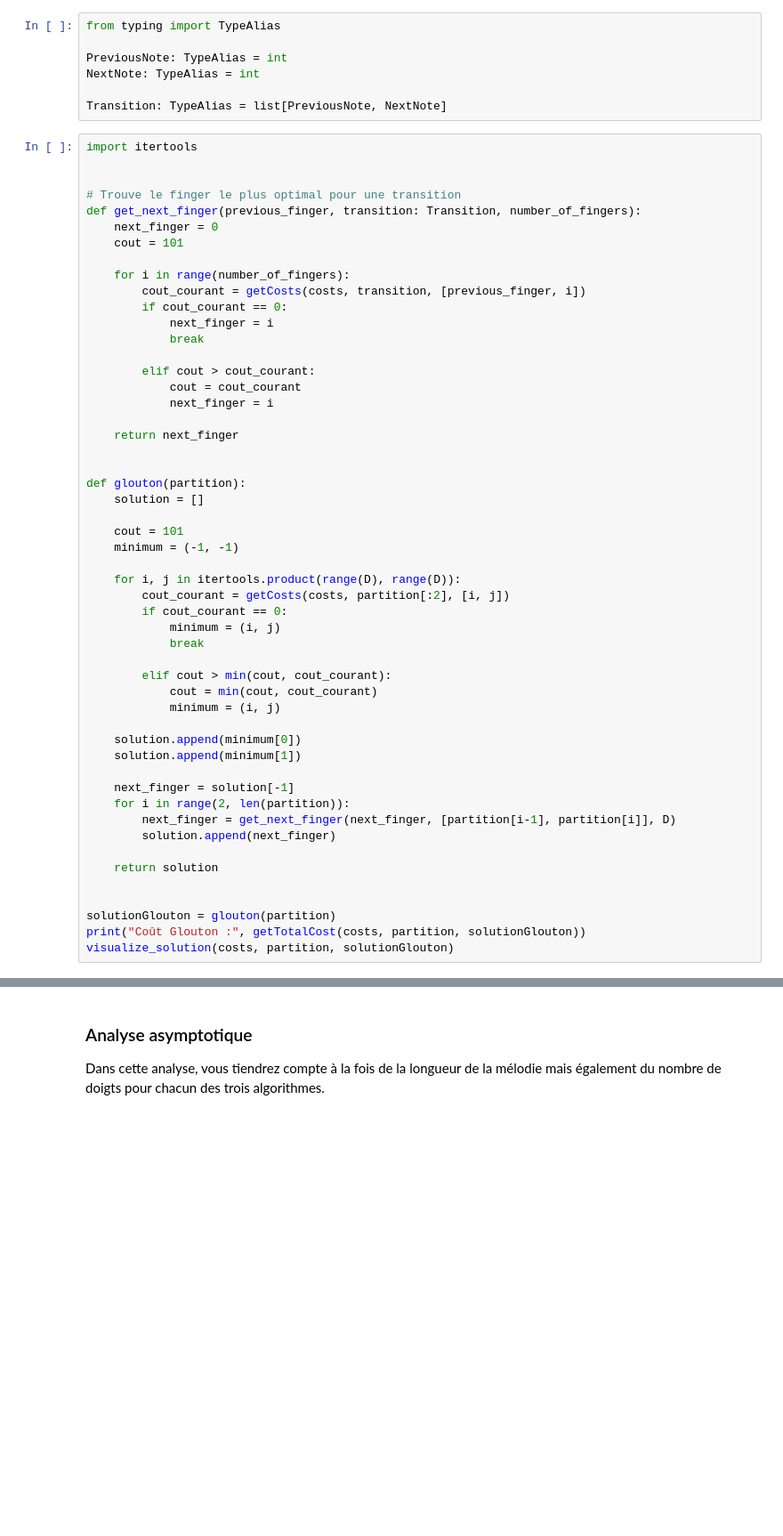
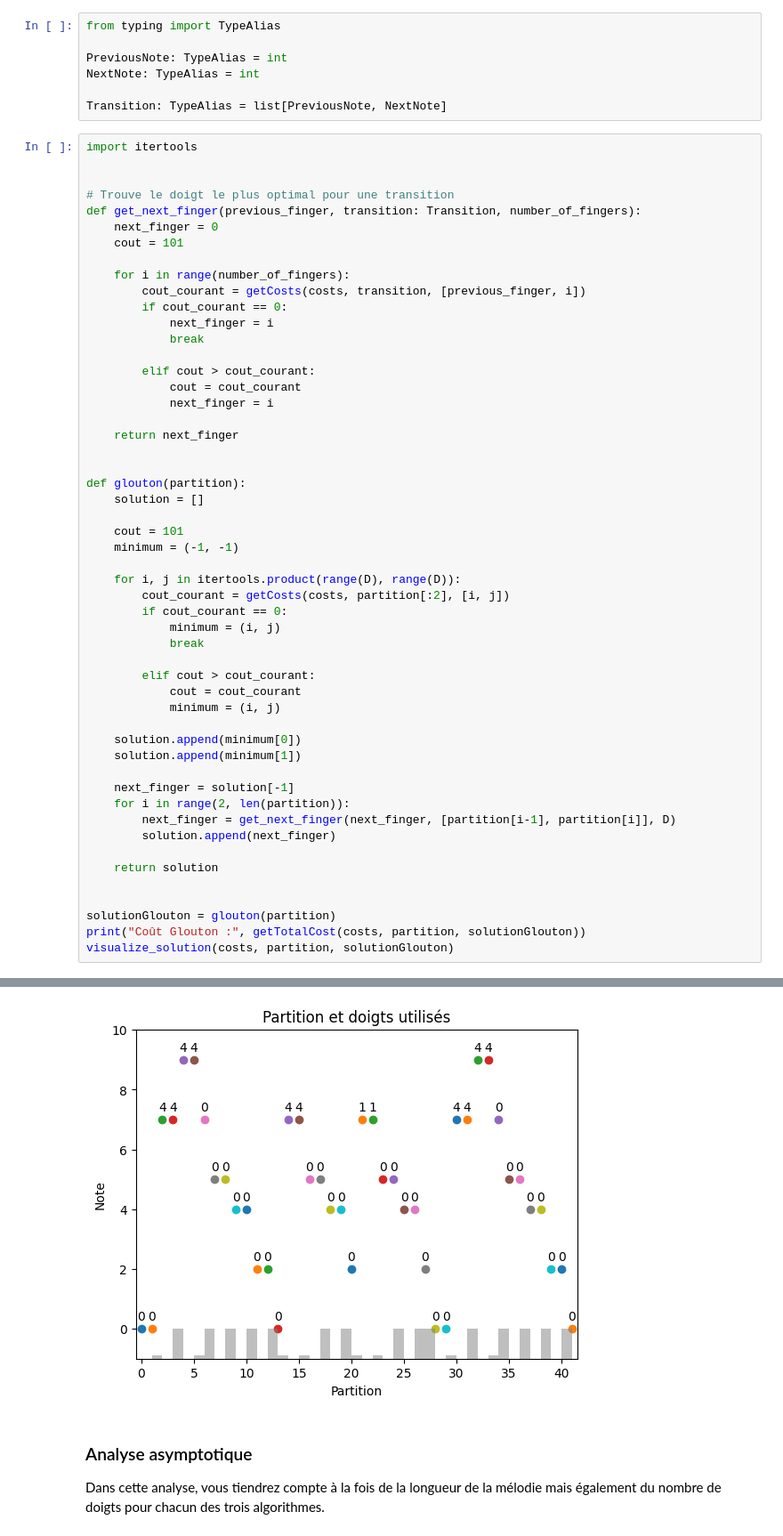
Before and after one commit to UiVieto/INF8775, a Jupyter notebook: TP2-H24/TP2-H24.ipynb, the cells around one changed output, grey strips where cells are left out. Shown: that part at 89% size. Saved outputs shown, nothing was run; the diff lists cells and outputs as text; blank space fills up the shorter version.

```diff
--- a/TP2-H24/TP2-H24.ipynb
+++ b/TP2-H24/TP2-H24.ipynb
@@ -288,7 +288,7 @@ Transition: TypeAlias = list[PreviousNote, NextNote]
 import itertools
 
 
-# Trouve le finger le plus optimal pour une transition
+# Trouve le doigt le plus optimal pour une transition
 def get_next_finger(previous_finger, transition: Transition, number_of_fingers):
     next_finger = 0
     cout = 101
@@ -318,8 +318,8 @@ def glouton(partition):
             minimum = (i, j)
             break
 
-        elif cout > min(cout, cout_courant):
-            cout = min(cout, cout_courant)
+        elif cout > cout_courant:
+            cout = cout_courant
             minimum = (i, j)
 
     solution.append(minimum[0])
@@ -336,3 +336,4 @@ def glouton(partition):
 solutionGlouton = glouton(partition)
 print("Coût Glouton :", getTotalCost(costs, partition, solutionGlouton))
 visualize_solution(costs, partition, solutionGlouton)
+# %% [output]
@@ -339,3 +341,4 @@ visualize_solution(costs, partition, solutionGlouton)
+[figure, added]
 # %% [markdown]
 ### Analyse asymptotique
 
```
Also changed, not shown: parts of 1 cell of this notebook.
